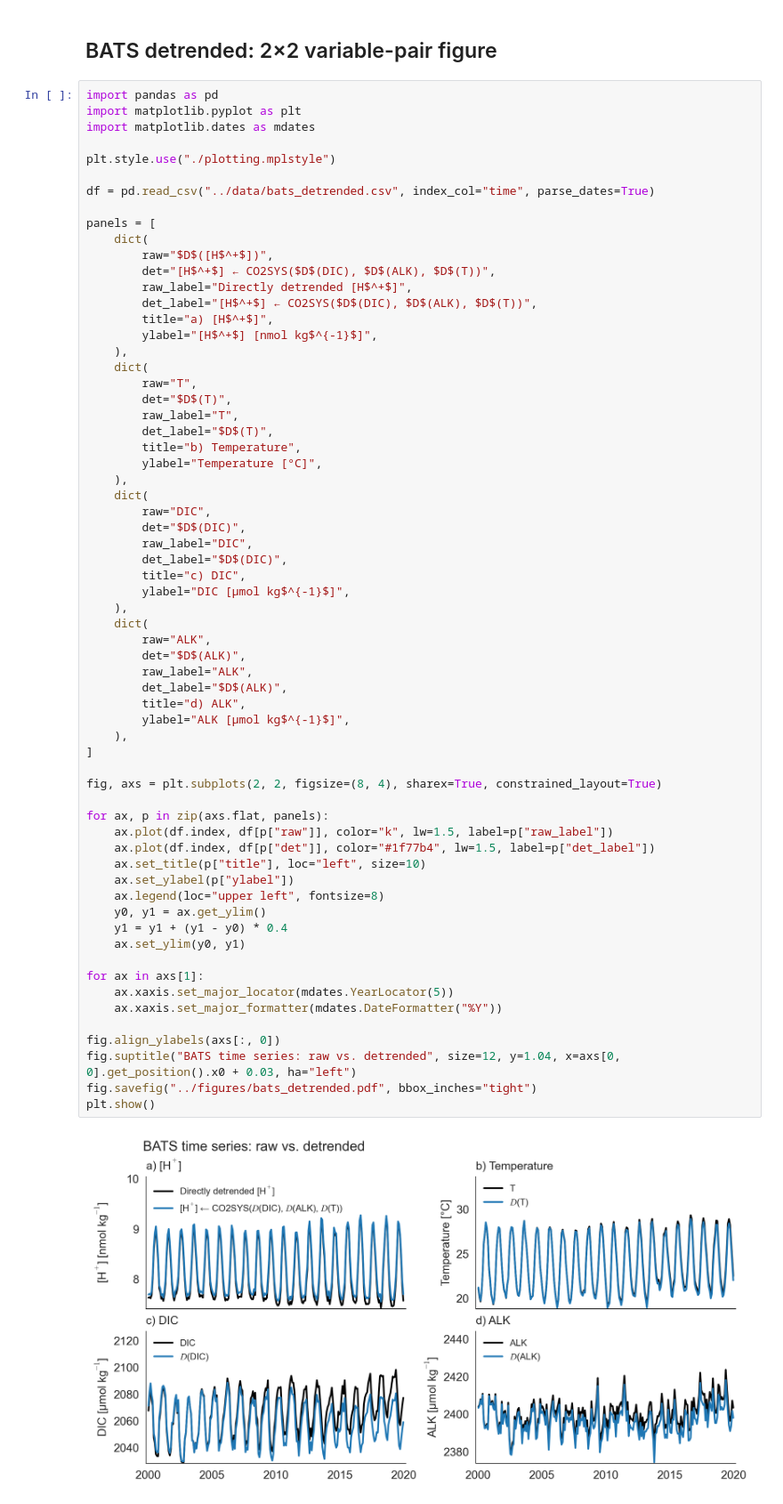
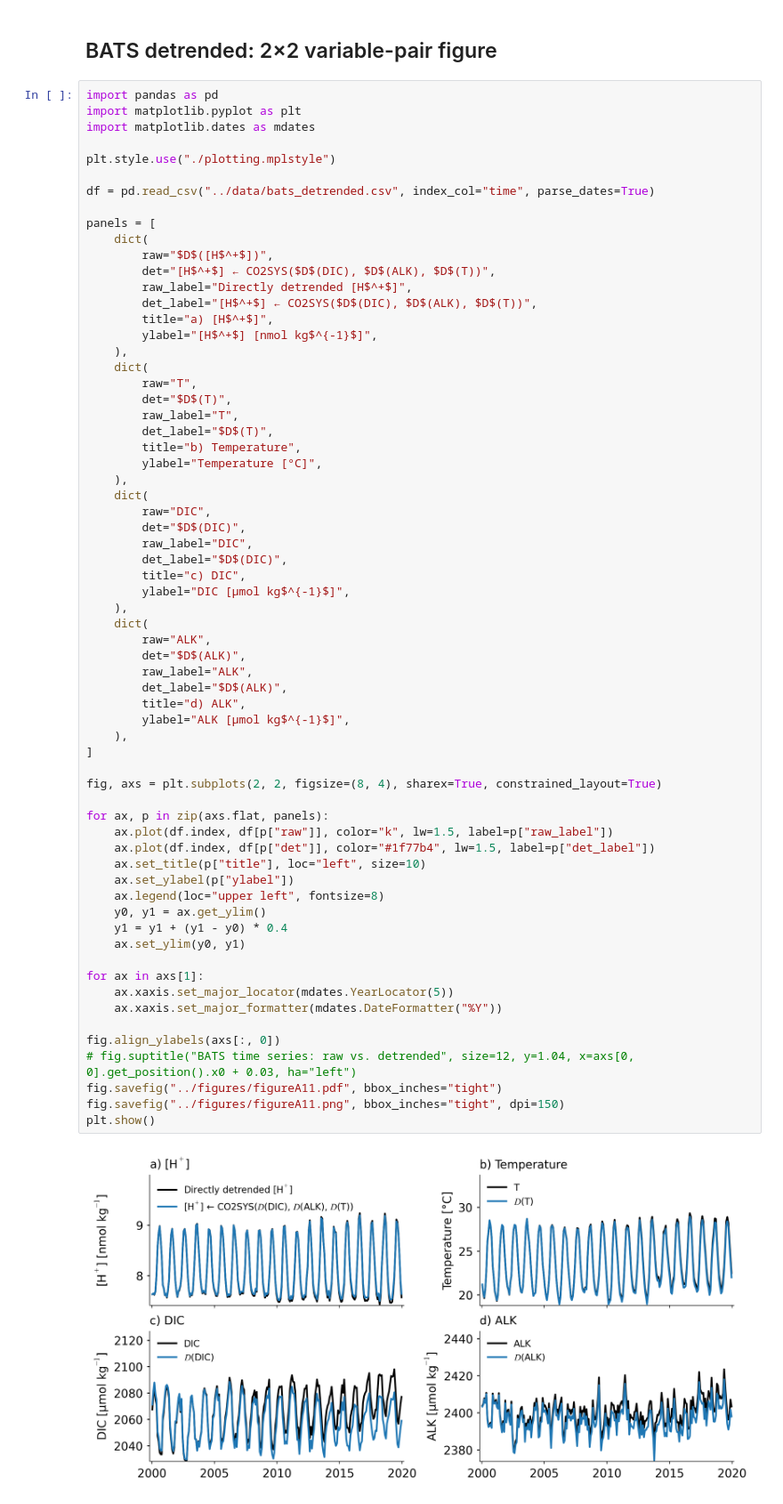
Before and after one commit to lukegre/CompoundExtremes-OAX-MHW, a Jupyter notebook: scripts/rebuttal_20260612.ipynb, the cells around one changed output. Shown at 89% size. Drawn from its saved outputs; the diff is of its cells as text.

```diff
--- a/scripts/rebuttal_20260612.ipynb
+++ b/scripts/rebuttal_20260612.ipynb
@@ -163,33 +375,34 @@ panels = [
     ),
     dict(
         raw="ALK",
         det="$D$(ALK)",
         raw_label="ALK",
         det_label="$D$(ALK)",
         title="d) ALK",
         ylabel="ALK [μmol kg$^{-1}$]",
     ),
 ]
 
 fig, axs = plt.subplots(2, 2, figsize=(8, 4), sharex=True, constrained_layout=True)
 
 for ax, p in zip(axs.flat, panels):
     ax.plot(df.index, df[p["raw"]], color="k", lw=1.5, label=p["raw_label"])
     ax.plot(df.index, df[p["det"]], color="#1f77b4", lw=1.5, label=p["det_label"])
     ax.set_title(p["title"], loc="left", size=10)
     ax.set_ylabel(p["ylabel"])
     ax.legend(loc="upper left", fontsize=8)
     y0, y1 = ax.get_ylim()
     y1 = y1 + (y1 - y0) * 0.4
     ax.set_ylim(y0, y1)
 
 for ax in axs[1]:
     ax.xaxis.set_major_locator(mdates.YearLocator(5))
     ax.xaxis.set_major_formatter(mdates.DateFormatter("%Y"))
 
 fig.align_ylabels(axs[:, 0])
-fig.suptitle("BATS time series: raw vs. detrended", size=12, y=1.04, x=axs[0, 0].get_position().x0 + 0.03, ha="left")
-fig.savefig("../figures/bats_detrended.pdf", bbox_inches="tight")
+# fig.suptitle("BATS time series: raw vs. detrended", size=12, y=1.04, x=axs[0, 0].get_position().x0 + 0.03, ha="left")
+fig.savefig("../figures/figureA11.pdf", bbox_inches="tight")
+fig.savefig("../figures/figureA11.png", bbox_inches="tight", dpi=150)
 plt.show()
 # %% [output]
-[figure, old version]
+[figure, new version]
```
Also changed, not shown: parts of 21 cells of this notebook.
